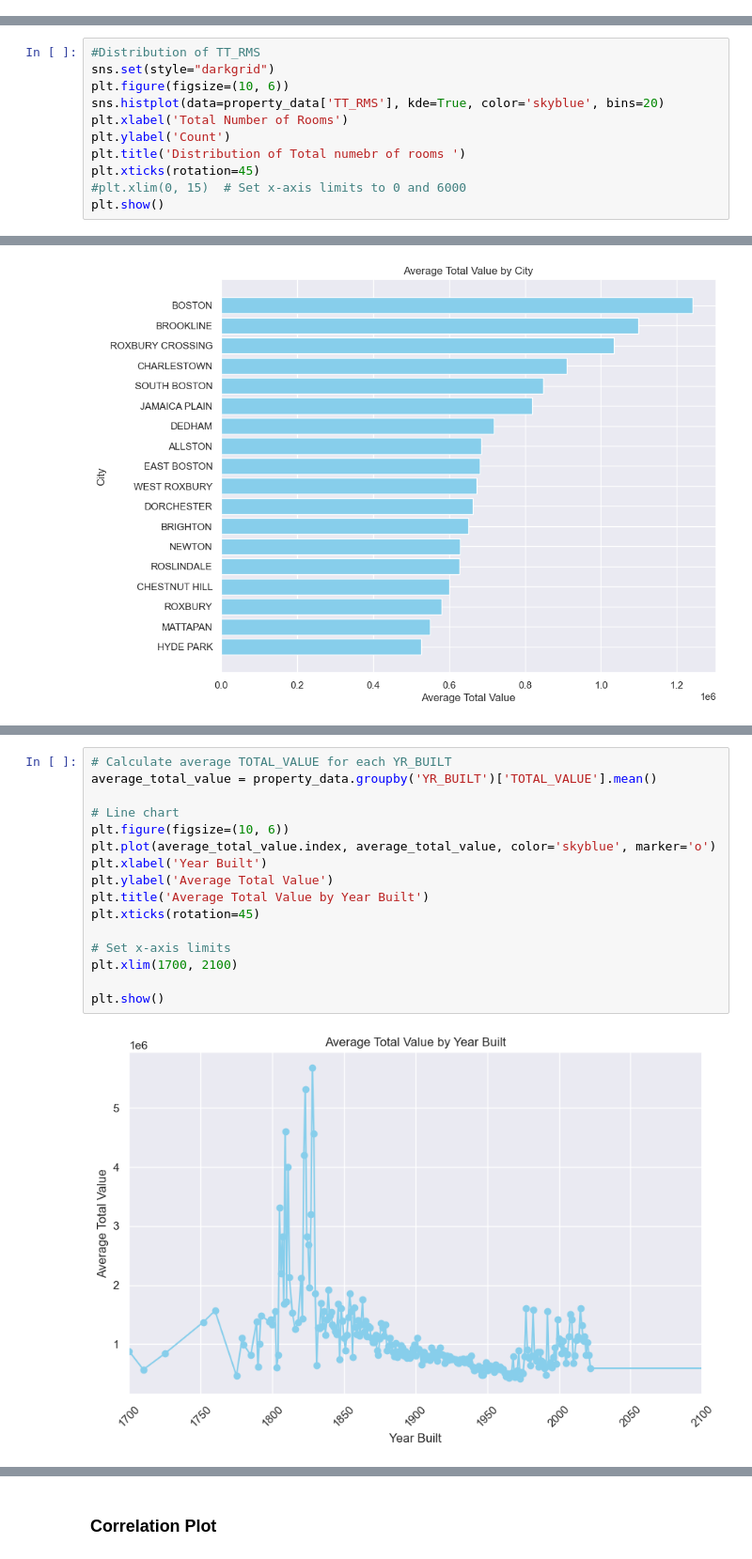
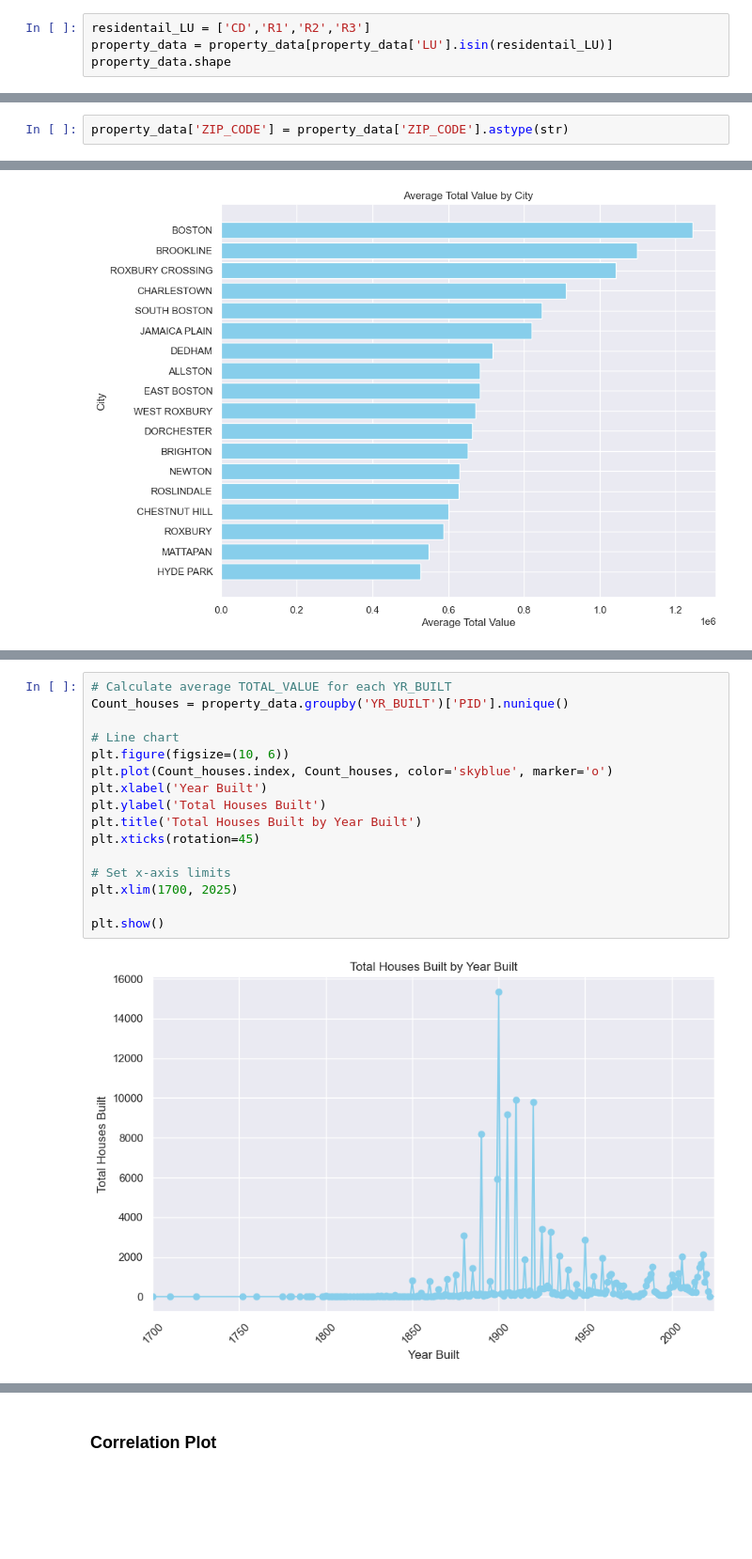
Before and after one commit to sneharaorokkam/Boston-Property-Assesment, a Jupyter notebook: Group1_capstone.ipynb, the cells around one changed output, grey strips where cells are left out. Shown at 94% size. Cells and saved outputs as stored; diff of their text form; blank space fills up the shorter version.

```diff
--- a/Group1_capstone.ipynb
+++ b/Group1_capstone.ipynb
@@ -235,2 +244,6 @@ property_data = processed_data.drop(unwanted_columns, inplace = False, axis='col
 # %% [markdown]
 ### Missing Value Treatment
+# %%
+residentail_LU = ['CD','R1','R2','R3']
+property_data = property_data[property_data['LU'].isin(residentail_LU)]
+property_data.shape
@@ -569,4 +489,6 @@ Index(['ZIP_CODE', 'LIVING_AREA', 'TOTAL_VALUE', 'GROSS_TAX', 'YR_BUILT',
       dtype='object')
+# %%
+property_data['ZIP_CODE'] = property_data['ZIP_CODE'].astype(str)
 # %% [markdown]
 ## EDA
 # %% [markdown]
@@ -609,14 +618,3 @@ plt.xlim(0, 15)  # Set x-axis limits to 0 and 6000
 plt.show()
 # %% [output]
 [figure]
-# %%
-#Distribution of TT_RMS
-sns.set(style="darkgrid")
-plt.figure(figsize=(10, 6))
-sns.histplot(data=property_data['TT_RMS'], kde=True, color='skyblue', bins=20)
-plt.xlabel('Total Number of Rooms')
-plt.ylabel('Count')
-plt.title('Distribution of Total numebr of rooms ')
-plt.xticks(rotation=45)
-#plt.xlim(0, 15)  # Set x-axis limits to 0 and 6000
-plt.show()
@@ -841,18 +876,18 @@ plt.show()
 # %%
 # Calculate average TOTAL_VALUE for each YR_BUILT
-average_total_value = property_data.groupby('YR_BUILT')['TOTAL_VALUE'].mean()
+Count_houses = property_data.groupby('YR_BUILT')['PID'].nunique()
 
 # Line chart
 plt.figure(figsize=(10, 6))
-plt.plot(average_total_value.index, average_total_value, color='skyblue', marker='o')
+plt.plot(Count_houses.index, Count_houses, color='skyblue', marker='o')
 plt.xlabel('Year Built')
-plt.ylabel('Average Total Value')
-plt.title('Average Total Value by Year Built')
+plt.ylabel('Total Houses Built')
+plt.title('Total Houses Built by Year Built')
 plt.xticks(rotation=45)
 
 # Set x-axis limits
-plt.xlim(1700, 2100)
+plt.xlim(1700, 2025)
 
 plt.show()
 # %% [output]
-[figure, old version]
+[figure, new version]
```
Also changed, not shown: parts of 40 cells of this notebook, 3 other files.
